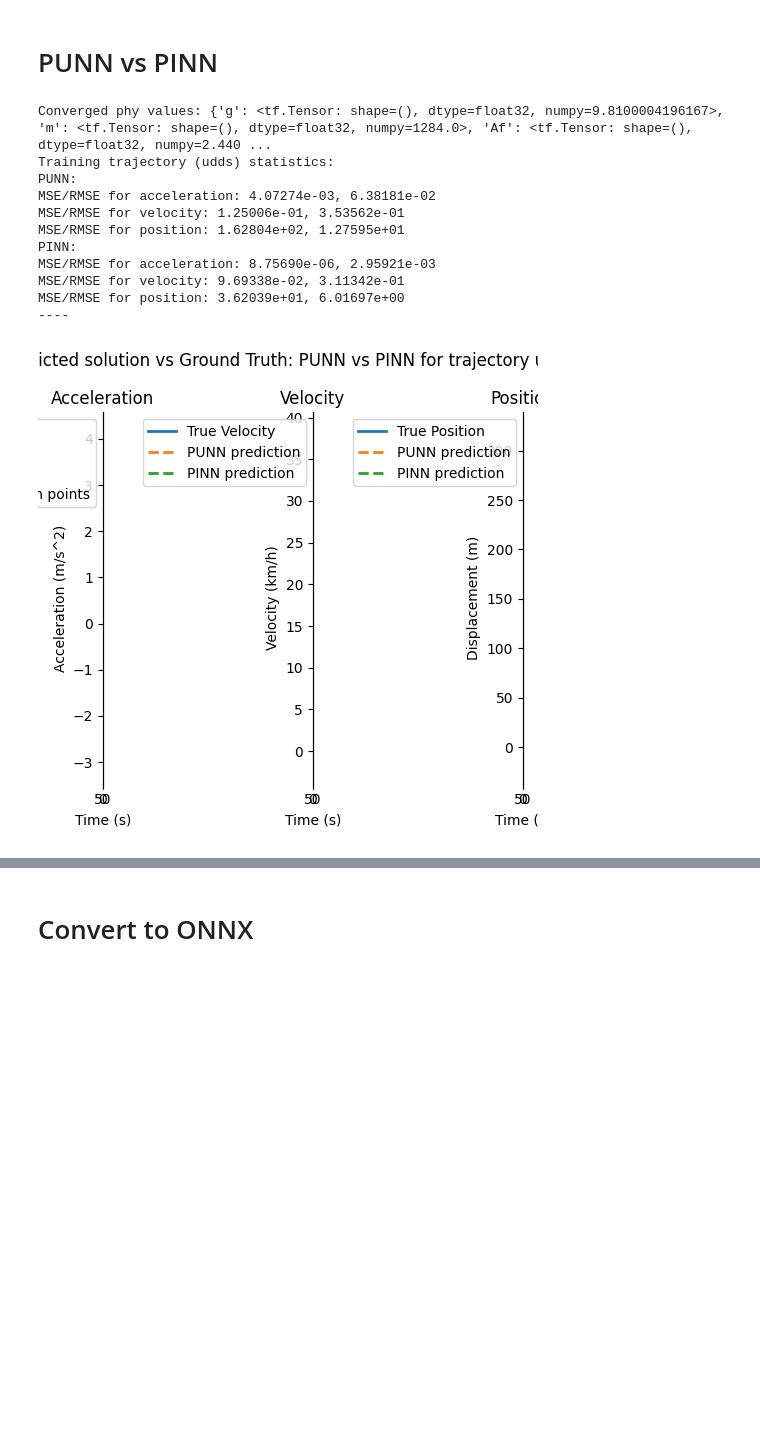
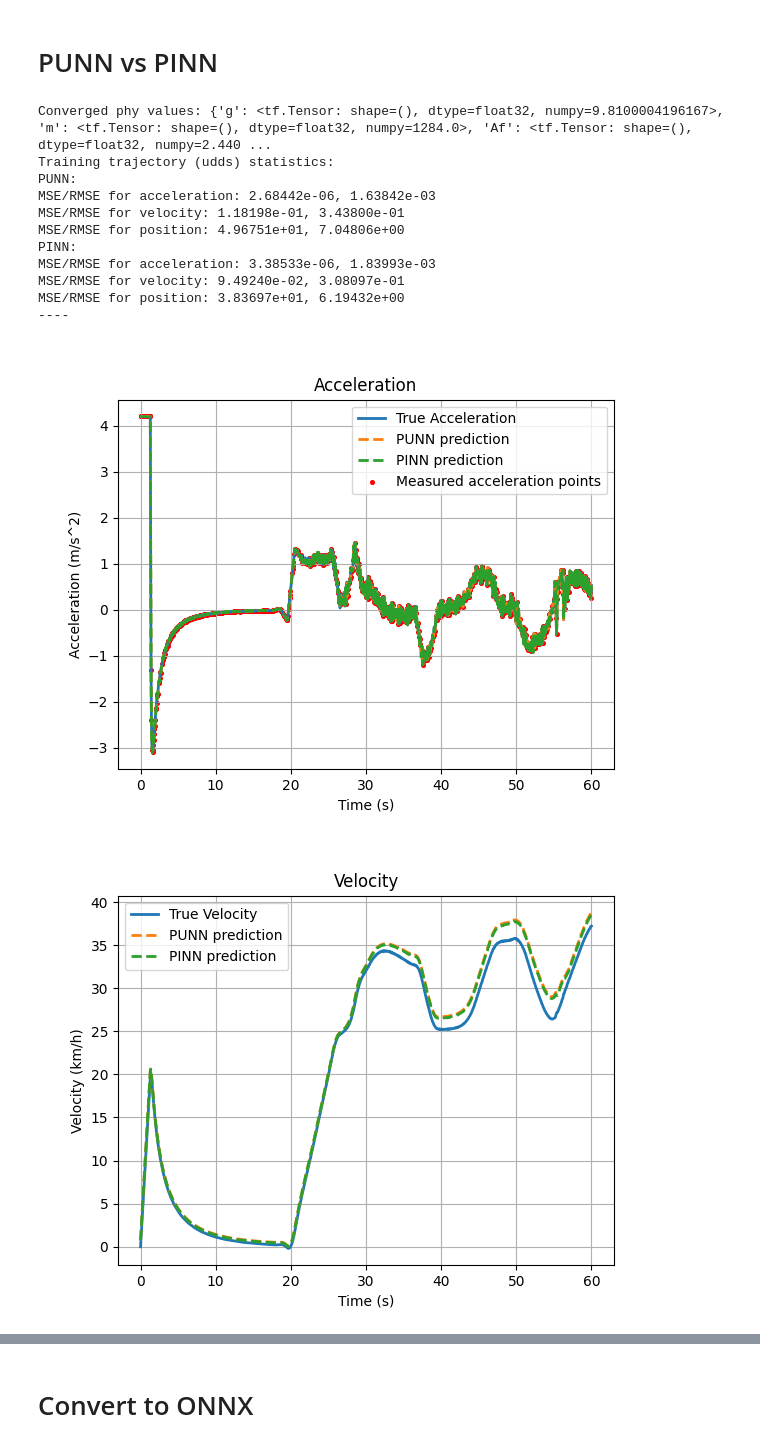
Before and after one commit to ZeArteaga/PINN-control-platooning, a Jupyter notebook: PINN.ipynb, the cells around one changed output, grey strips where cells are left out. Saved outputs shown, nothing was run; the diff lists cells and outputs as text; code cells hidden in the pictures; blank space fills up the shorter version.

```diff
--- a/PINN.ipynb
+++ b/PINN.ipynb
@@ -137,8 +136,8 @@ def evaluate_results(model, X_norm, true_data, dt, y0, scaler_Y=None):
 ## DEFINE HERE THE TRAINING SETUP
 # %%
 traj_id = "udds" #* CHANGE HERE TRAINING DATA
-df = pd.read_csv("data/CACC_" + traj_id + ".csv")
-train_ratio = .1
+df = pd.read_csv("data/driving_cycles/CACC_" + traj_id + ".csv")
+train_ratio = .7
 model_name = f"model_{traj_id}_{int(train_ratio*100)}%" #name to use for saves
 print(model_name)
 # %% [output]
@@ -146,7 +145,7 @@ model_udds_10%
 # %% [markdown]
 **for now only using one of the trajectories for training although I had made a tf.dataset that would have shape (traj, N, features) for parallel training. But that would require changing the models architecture as far as I know for now. Stash that**
 # %%
-X = df[["t", "fv0_u", "fv0_v", "d_fv0_lv", "d*_fv0_lv"]].to_numpy()
+X = df[["t", "fv0_u", "fv0_v", "d_fv0_lv", "d*_fv0_lv", "lv_v"]].to_numpy()
 n_features = X.shape[1]
 t = X[:, 0]
 dt = t[1] - t[0]
@@ -156,7 +155,9 @@ y0 = Y[0]
 
 Y_train, Y_val, X_train, X_val = train_test_split(Y, X, train_size=train_ratio, random_state=31)
 print("Number of training points:")
-print(Y_train.shape) #only 10% of measurements (sparse dataset)
+print(Y_train.shape)
+print("Number of validation points:")
+print(Y_val.shape)
 
 #Visualize training data provided to model:
 mask = np.isin(Y, Y_train)
@@ -528,7 +573,6 @@ pinn_model.summary()
 # %% [markdown]
 # PUNN vs PINN
 # %%
-%matplotlib widget
 punn_model = load_model(f"models/punn_{model_name}.keras", compile=False)  # Load model just for prediction
 
 #Load custom pinn model
@@ -540,58 +584,39 @@ print("Converged phy values:", pinn_model.params)
 #pinn_model.evaluate(x=X_val_norm, y=Y_val_norm, batch_size=batch)
 
 # For training/validation trajectory:
 t_start = 0
 t_end = 60 #seconds
 idx_start = int(t_start/dt)
 idx_end = int(t_end/dt)+1
 mask = (df["t"] >= t_start) & (df["t"] <= t_end) #trim data to specific segment: prevents integration error. More zoom also
 eval_Y = df[mask][["fv0_a", "fv0_v", "fv0_x"]].to_numpy()
-eval_X = df[mask][["t", "fv0_u", "fv0_v", "d_fv0_lv", "d*_fv0_lv"]].to_numpy()
+eval_X = df[mask][["t", "fv0_u", "fv0_v", "d_fv0_lv", "d*_fv0_lv", "lv_v"]].to_numpy()
 eval_Y0 = eval_Y[0, 2], eval_Y[0, 1] #ini pos and vel
 eval_X_norm = scaler_X.transform(eval_X)
 t_eval = df[mask][["t"]].to_numpy()
 meas_data = Y_mask[idx_start:idx_end, :]
 
 print("Training trajectory (" + str(traj_id) + ") statistics: ")
 print("PUNN:")
 punn_train_traj_eval = evaluate_results(model=punn_model, X_norm=eval_X_norm, true_data=eval_Y, scaler_Y=scaler_Y, dt=dt, y0=eval_Y0)
 print("PINN:")
 pinn_train_traj_eval = evaluate_results(model=pinn_model, X_norm=eval_X_norm, true_data=eval_Y, scaler_Y=scaler_Y, dt=dt, y0=eval_Y0)
 print("----")
 comparison_plot(t=t_eval, true_data=eval_Y, meas_data=meas_data,
     pred_data=[(punn_train_traj_eval, "PUNN prediction"), (pinn_train_traj_eval, "PINN prediction")],
     suptitle="Predicted solution vs Ground Truth: PUNN vs PINN for trajectory " + str(traj_id)
 )
-
-# For other trajectories (test)
-""" for test_id in range(len(input_profiles)):
-    if test_id == train_id:
-        continue
-    df_test_traj = dataset[dataset['traj_id'] == test_id]
-    X_test = df_test_traj[["t", "u", "v_true", "x_true"]].to_numpy() #control input + states + time dependency -> shape 4, N
-    X_test_norm = scaler_X.transform(X_test)
-    true_data = df_test_traj[["a_true_next", "v_true_next", "x_true_next"]].to_numpy()
-
-    print("Testing trajectory (" + str(test_id) + ") statistics: ")
-    print("PUNN:")
-    punn_test_traj_eval = evaluate_results(model=punn_model, X_norm=X_test_norm, true_data=true_data, scaler_Y=scaler_Y)
-    print("PINN:")
-    pinn_test_traj_eval = evaluate_results(model=pinn_model, X_norm=X_test_norm, true_data=true_data, scaler_Y=scaler_Y)
-    print("----")
-    comparison_plot(t=t, true_data=true_data, meas_data=None,
-        pred_data=[(punn_test_traj_eval, "PUNN prediction"), (pinn_test_traj_eval, "PINN prediction")],
-        suptitle="Predicted solution vs Ground Truth: PUNN-only for trajectory " + str(test_id)
-    ) """;
 # %% [output]
 Converged phy values: {'g': <tf.Tensor: shape=(), dtype=float32, numpy=9.8100004196167>, 'm': <tf.Tensor: shape=(), dtype=float32, numpy=1284.0>, 'Af': <tf.Tensor: shape=(), dtype=float32, numpy=2.440 ...
 Training trajectory (udds) statistics:
 PUNN:
-MSE/RMSE for acceleration: 4.07274e-03, 6.38181e-02
-MSE/RMSE for velocity: 1.25006e-01, 3.53562e-01
-MSE/RMSE for position: 1.62804e+02, 1.27595e+01
+MSE/RMSE for acceleration: 2.68442e-06, 1.63842e-03
+MSE/RMSE for velocity: 1.18198e-01, 3.43800e-01
+MSE/RMSE for position: 4.96751e+01, 7.04806e+00
 PINN:
-MSE/RMSE for acceleration: 8.75690e-06, 2.95921e-03
-MSE/RMSE for velocity: 9.69338e-02, 3.11342e-01
-MSE/RMSE for position: 3.62039e+01, 6.01697e+00
+MSE/RMSE for acceleration: 3.38533e-06, 1.83993e-03
+MSE/RMSE for velocity: 9.49240e-02, 3.08097e-01
+MSE/RMSE for position: 3.83697e+01, 6.19432e+00
 ----
-[figure, old version]
+[figure, new version]
+[figure, added]
```
Also changed, not shown: parts of 10 cells of this notebook, 20 other files.
